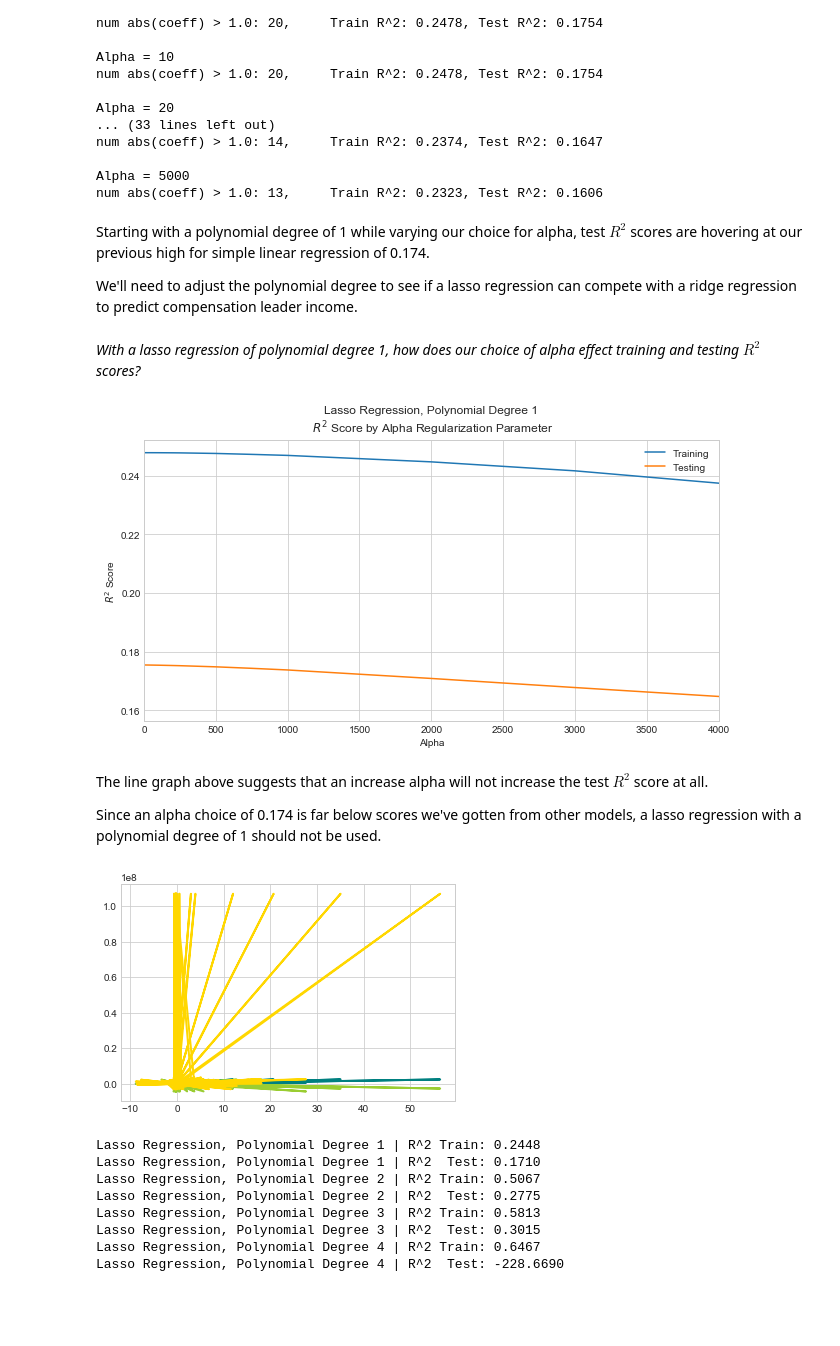
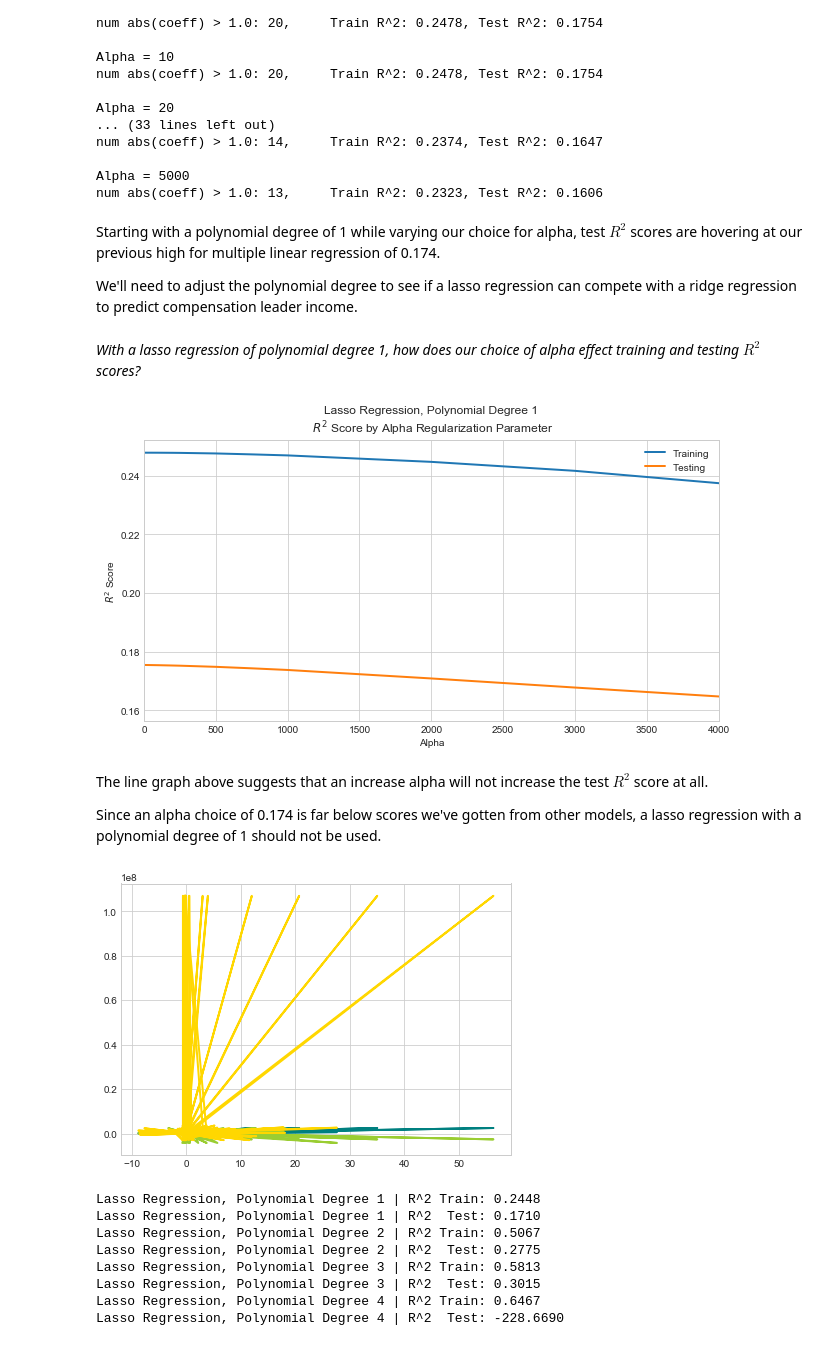
Before and after one commit to cyaris/charities_in_the_united_states, a Jupyter notebook: Linear Models with US Charities.ipynb, the cells around one changed output. Drawn from its saved outputs; the diff is of its cells as text; code cells hidden in the pictures; blank space fills up the shorter version.

```diff
--- a/Linear Models with US Charities.ipynb
+++ b/Linear Models with US Charities.ipynb
@@ -334,3 +353,16 @@ Let's instantiate Ridge(), choosing the alpha value that produced the highest te
 linridge = Ridge(alpha = 1100)
 linridge.fit(X_train_scaled, y_train)
 y_pred = linridge.predict(X_test_scaled)
+# %%
+print('{} test values and {} predicted values are above 700,000 and not included in the visualization.' \
+      .format(len(y_test[y_test >= 700000]), len(y_pred[y_pred >= 700000])))
+
+sns.set_style("whitegrid")
+plt.figure(figsize = (10, 6))
+
+plt.hist(y_test, bins = 50, alpha = 0.7)
+plt.hist(y_pred, bins = 50, alpha = 0.7)
+plt.xlabel('Compensation Leader Income')
+plt.ylabel('Number of Charities')
+plt.legend(['Tested Values', 'Predicted Values'], loc = 'best')
+plt.xlim(0, 700000);
@@ -414,12 +451,14 @@ Let's see if a ridge regression using another polynomial degree will allow for a
 
 Instantiate Ridge() and fit our data to a list of choices for the polynomial degree, printing our $R^2$ scores for each model fit.
 # %%
-lw = 2
+sns.set_style("whitegrid")
+plt.figure(figsize = (7, 5))
+
 colors = ['teal', 'yellowgreen', 'gold']
 for i, degree in enumerate([1, 2, 3]):
     model = make_pipeline(PolynomialFeatures(degree), Ridge())
     model.fit(X_train_scaled, y_train)
     y_pred = model.predict(X_test_scaled)
-    plt.plot(X_test_scaled, y_pred, color = colors[i], linewidth = lw,
-             label="degree %d" % degree)
+    plt.plot(X_test_scaled, y_pred, color = colors[i], lw = 2,
+             label = "degree %d" % degree)
 # %% [output]
@@ -529,3 +568,16 @@ X_poly_train = poly.fit_transform(X_train_scaled)
 linridge = Ridge(alpha = 1960)
 linridge.fit(X_poly_train, y_train)
 y_pred = linridge.predict(poly.fit_transform(X_test_scaled))
+# %%
+print('{} test values and {} predicted values are above 700,000 and not included in the visualization.' \
+      .format(len(y_test[y_test >= 700000]), len(y_pred[y_pred >= 700000])))
+
+sns.set_style("whitegrid")
+plt.figure(figsize = (10, 6))
+
+plt.hist(y_test, bins = 50, alpha = 0.7)
+plt.hist(y_pred, bins = 50, alpha = 0.7)
+plt.xlabel('Compensation Leader Income')
+plt.ylabel('Number of Charities')
+plt.legend(['Tested Values', 'Predicted Values'], loc = 'best')
+plt.xlim(0, 700000);
@@ -670,7 +727,7 @@ num abs(coeff) > 1.0: 14,     Train R^2: 0.2374, Test R^2: 0.1647
 Alpha = 5000
 num abs(coeff) > 1.0: 13,     Train R^2: 0.2323, Test R^2: 0.1606
 # %% [markdown]
-Starting with a polynomial degree of 1 while varying our choice for alpha, test $R^2$ scores are hovering at our previous high for simple linear regression of 0.174.
+Starting with a polynomial degree of 1 while varying our choice for alpha, test $R^2$ scores are hovering at our previous high for multiple linear regression of 0.174.
 
 We'll need to adjust the polynomial degree to see if a lasso regression can compete with a ridge regression to predict compensation leader income.
 # %% [markdown]
@@ -680,7 +737,7 @@ sns.set_style("whitegrid")
 plt.figure(figsize = (9, 5))
 
 plt.plot(r2_train_dic.keys(), r2_train_dic.values(),
-         r2_test_dic.keys(), r2_test_dic.values())
+         r2_test_dic.keys(), r2_test_dic.values(), lw = 2)
 plt.xlabel('Alpha')
 plt.ylabel('$R^2$ Score')
 plt.title('Lasso Regression, Polynomial Degree 1\n \
@@ -690,22 +747,24 @@ plt.xlim(0, 4000)
 
 plt.tight_layout()
 # %% [output]
-[figure, old version]
+[figure, new version]
 # %% [markdown]
 The line graph above suggests that an increase alpha will not increase the test $R^2$ score at all.
 
 Since an alpha choice of 0.174 is far below scores we've gotten from other models, a lasso regression with a polynomial degree of 1 should not be used.
 # %%
-lw = 2
+sns.set_style("whitegrid")
+plt.figure(figsize = (7, 5))
+
 colors = ['teal', 'yellowgreen', 'gold']
 for i, degree in enumerate([1, 2, 3]):
     model = make_pipeline(PolynomialFeatures(degree), Lasso())
     model.fit(X_train_scaled, y_train)
     y_pred = model.predict(X_test_scaled)
-    plt.plot(X_test_scaled, y_pred, color = colors[i], linewidth = lw,
-             label="degree %d" % degree)
+    plt.plot(X_test_scaled, y_pred, color = colors[i], lw = 2,
+             label = "degree %d" % degree)
 # %% [output]
-[figure, old version]
+[figure, new version]
 # %%
 n = [1, 2, 3, 4]
 i = 0
```
Also changed, not shown: parts of 29 cells of this notebook.
